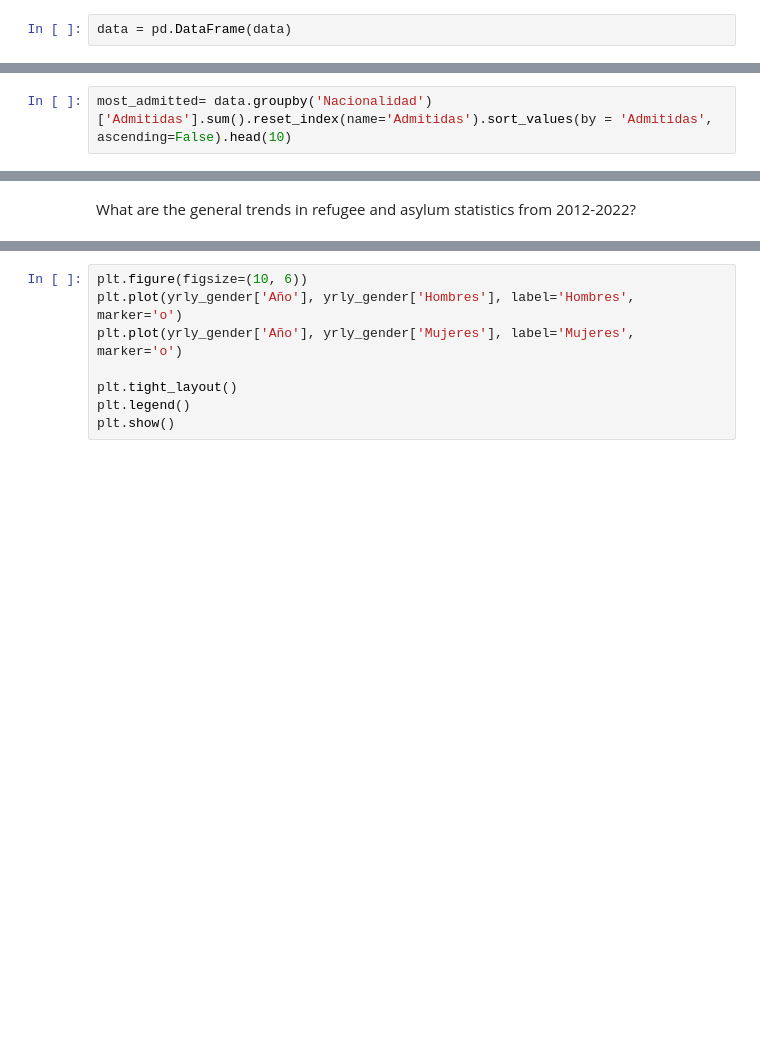
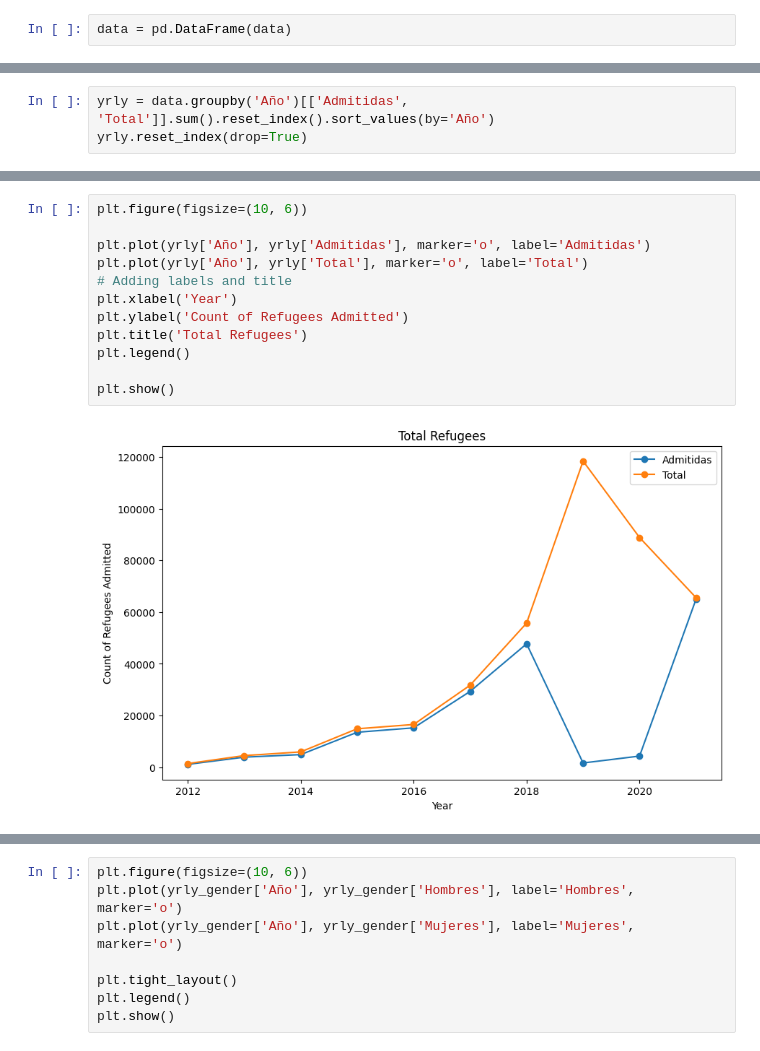
Before and after one commit to mariatens/refugee-analysis, a Jupyter notebook: refugee.ipynb, the cells around one changed output, grey strips where cells are left out. Drawn from its saved outputs; the diff is of its cells as text; blank space fills up the shorter version.

```diff
--- a/refugee.ipynb
+++ b/refugee.ipynb
@@ -39,3 +69,4 @@ KeyError: 'Nacionalidad'
 # %%
-most_admitted= data.groupby('Nacionalidad')['Admitidas'].sum().reset_index(name='Admitidas').sort_values(by = 'Admitidas', ascending=False).head(10)
+yrly = data.groupby('Año')[['Admitidas', 'Total']].sum().reset_index().sort_values(by='Año')
+yrly.reset_index(drop=True)
 # %% [output]
@@ -43,3 +84,15 @@ KeyError: 'Nacionalidad'
-# %% [markdown]
-What are the general trends in refugee and asylum statistics from 2012-2022?
+# %%
+plt.figure(figsize=(10, 6))
+
+plt.plot(yrly['Año'], yrly['Admitidas'], marker='o', label='Admitidas')
+plt.plot(yrly['Año'], yrly['Total'], marker='o', label='Total')
+# Adding labels and title
+plt.xlabel('Year')
+plt.ylabel('Count of Refugees Admitted')
+plt.title('Total Refugees')
+plt.legend()
+
+plt.show()
+# %% [output]
+[figure, added]
 # %%
```
Also changed, not shown: parts of 18 cells of this notebook, 1 other file.
